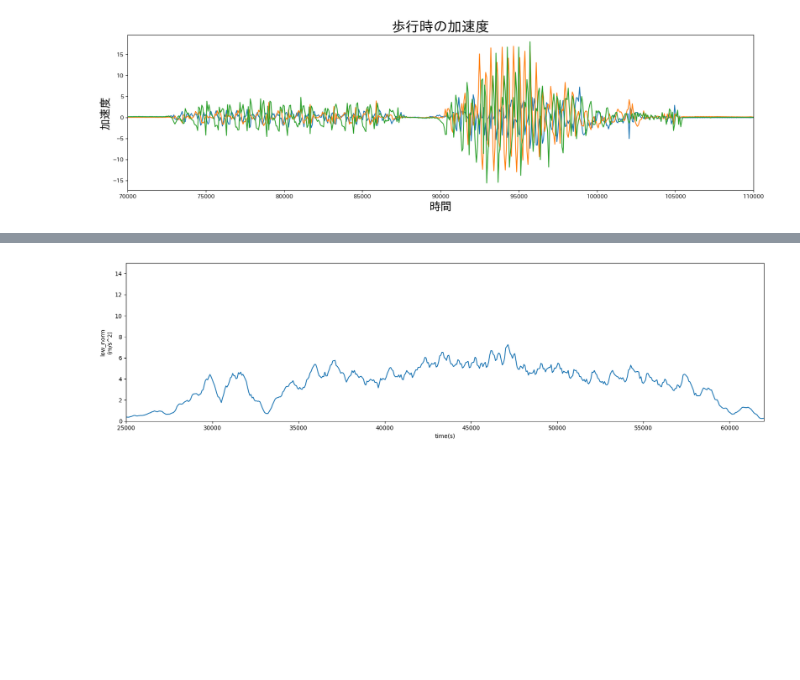
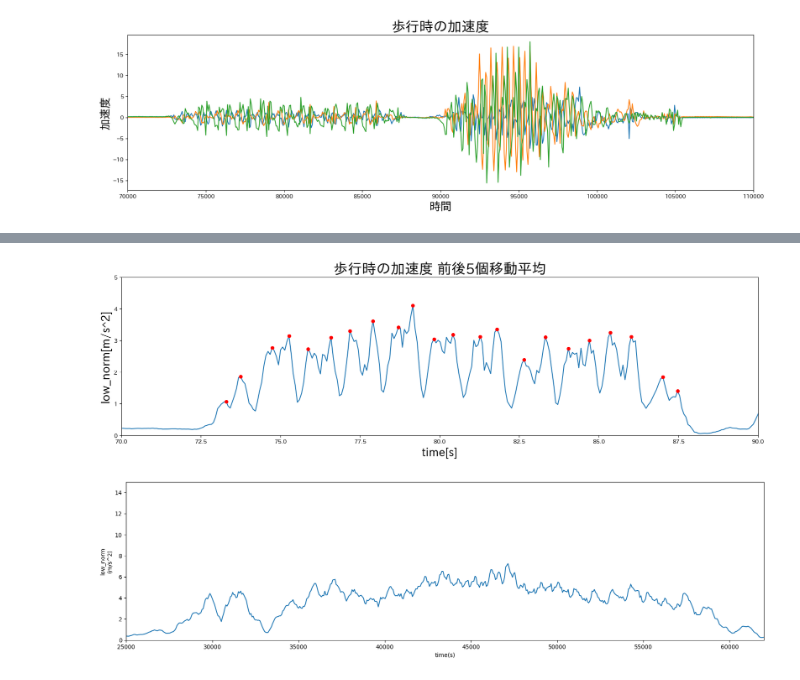
Before and after one commit to karasuneo/kajilab, a Jupyter notebook: 0626-0702/src/main.ipynb, the cells around one changed output, grey strips where cells are left out. Cells and saved outputs as stored; diff of their text form; code cells hidden in the pictures; blank space fills up the shorter version.

```diff
--- a/0626-0702/src/main.ipynb
+++ b/0626-0702/src/main.ipynb
@@ -142,0 +149,21 @@ if __name__ == '__main__':
+# %%
+df = pd.read_csv(csv_file_path_walk)
+# normを計算
+df['norm'] = (df['x']**2 + df['y']**2 + df['z']**2)**0.5
+# 移動平均を計算
+df['low_norm'] = df['norm'].rolling(window=5).mean()
+# df['low_norm'] = df['low_norm'].rolling(window=10).mean()
+fig = plt.figure(figsize=(20, 5))
+plt.title('歩行時の加速度 前後5個移動平均', fontsize=25)
+plt.plot(df['time']/1000, df['low_norm'], zorder=1)
+plt.xlabel('time[s]', fontsize=20)
+plt.ylabel('low_norm[m/s^2]', fontsize=20)
+# 赤点を描画
+peek, _ = signal.find_peaks(df['low_norm'],distance=5, height=1)
+plt.scatter(df['time'][peek]/1000, df['low_norm']
+            [peek], s=30, color='red', zorder=2)
+plt.ylim(0, 5)
+plt.xlim(70, 90)
+plt.show()
+# %% [output]
+[figure, added]
```
Also changed, not shown: parts of 3 cells of this notebook, 21 other files.
